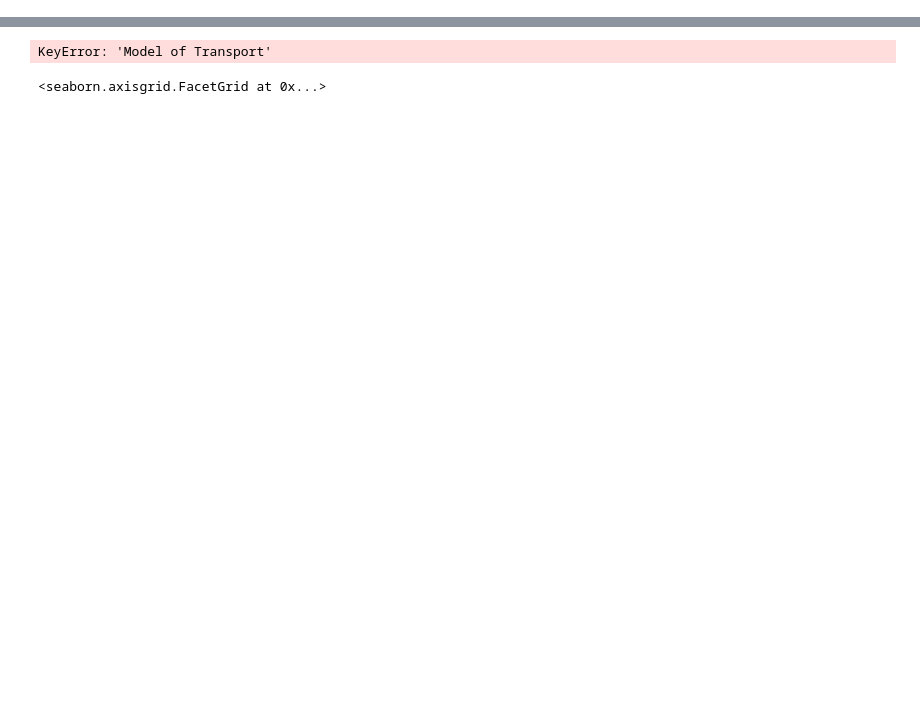
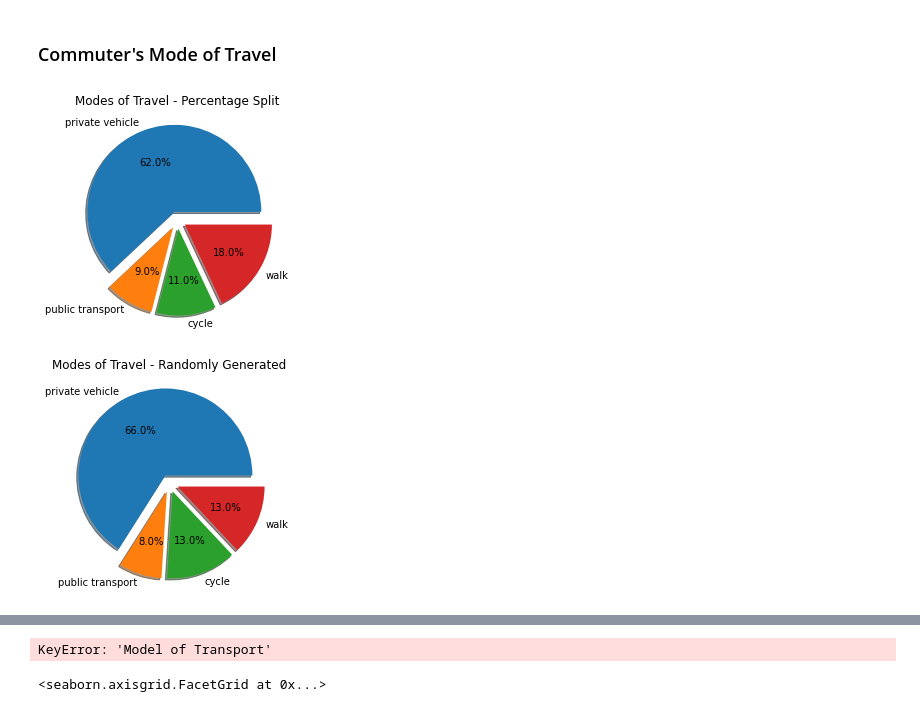
Before and after one commit to PaulSweeney89/ProgDA-Project2020, a Jupyter notebook: Test Dataset.ipynb, the cells around one changed output, grey strips where cells are left out. Drawn from its saved outputs; the diff is of its cells as text; code cells hidden in the pictures; blank space fills up the shorter version.

```diff
--- a/Test Dataset.ipynb
+++ b/Test Dataset.ipynb
@@ -25,0 +16,36 @@ w = df[df['Mode of Transport'] == 'walk']
+# %% [markdown]
+### Commuter's Mode of Travel
+# %%
+# list of modes of travel.
+m = ['private vehicle', 'public transport', 'cycle', 'walk']
+
+# percentage split between modes of travel - 'private vehicle', 'public transport', 'cycle', 'walk'.
+percentage = [0.62, 0.09, 0.11, 0.18]
+
+# Generate 100 random data points for the different modes of travel, probability as per percentage split.
+mode = np.random.choice(m, size=100, p=(percentage))
+
+# Change NumPy Array to List to allow for counting of random modes of travel generated.
+mode_list = mode.tolist()
+
+# Count number of commuters using each mode of travel.
+drivers = mode_list.count('private vehicle')
+passengers = mode_list.count('public transport')
+cyclists = mode_list.count('cycle')
+walkers = mode_list.count('walk')
+
+# Output count list as 'c'.
+c = [drivers] + [passengers] + [cyclists] + [walkers]
+
+# Pie chart of percentage split between modes of travel.
+plt.pie(percentage, labels=m, explode = (0.1, 0.1, 0.1, 0.1), shadow=True, autopct='%1.1f%%')
+plt.title("Modes of Travel - Percentage Split")
+plt.show()
+
+# Pie chart of randomly generated split between modes of travel.
+plt.pie(c, labels=m, explode = (0.1, 0.1, 0.1, 0.1), shadow=True, autopct='%1.1f%%')
+plt.title("Modes of Travel - Randomly Generated")
+plt.show()
+# %% [output]
+[figure, added]
+[figure, added]
```
Also changed, not shown: parts of 34 cells of this notebook.
